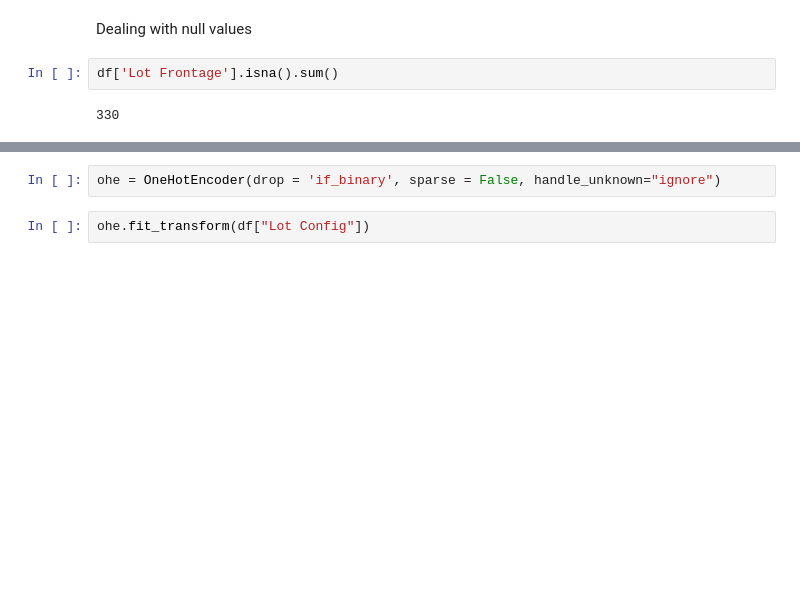
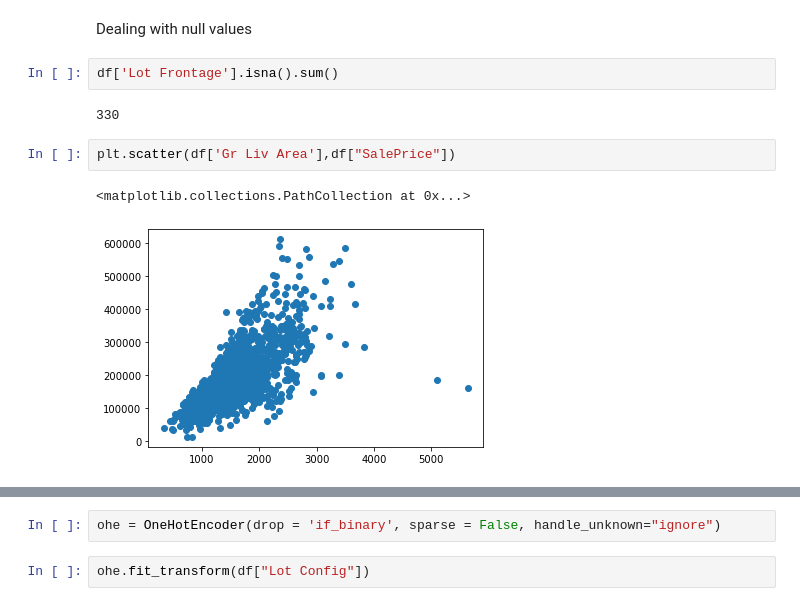
Before and after one commit to wcmohr/AmesHousing, a Jupyter notebook: notebooks/AMES_EDA.ipynb, the cells around one changed output, grey strips where cells are left out. Drawn from its saved outputs; the diff is of its cells as text; blank space fills up the shorter version.

```diff
--- a/notebooks/AMES_EDA.ipynb
+++ b/notebooks/AMES_EDA.ipynb
@@ -288,3 +327,8 @@ Dealing with null values
 df['Lot Frontage'].isna().sum()
 # %% [output]
 330
+# %%
+plt.scatter(df['Gr Liv Area'],df["SalePrice"])
+# %% [output]
+<matplotlib.collections.PathCollection at 0x...>
+[figure, added]
```
Also changed, not shown: parts of 58 cells of this notebook, 5 other files.
